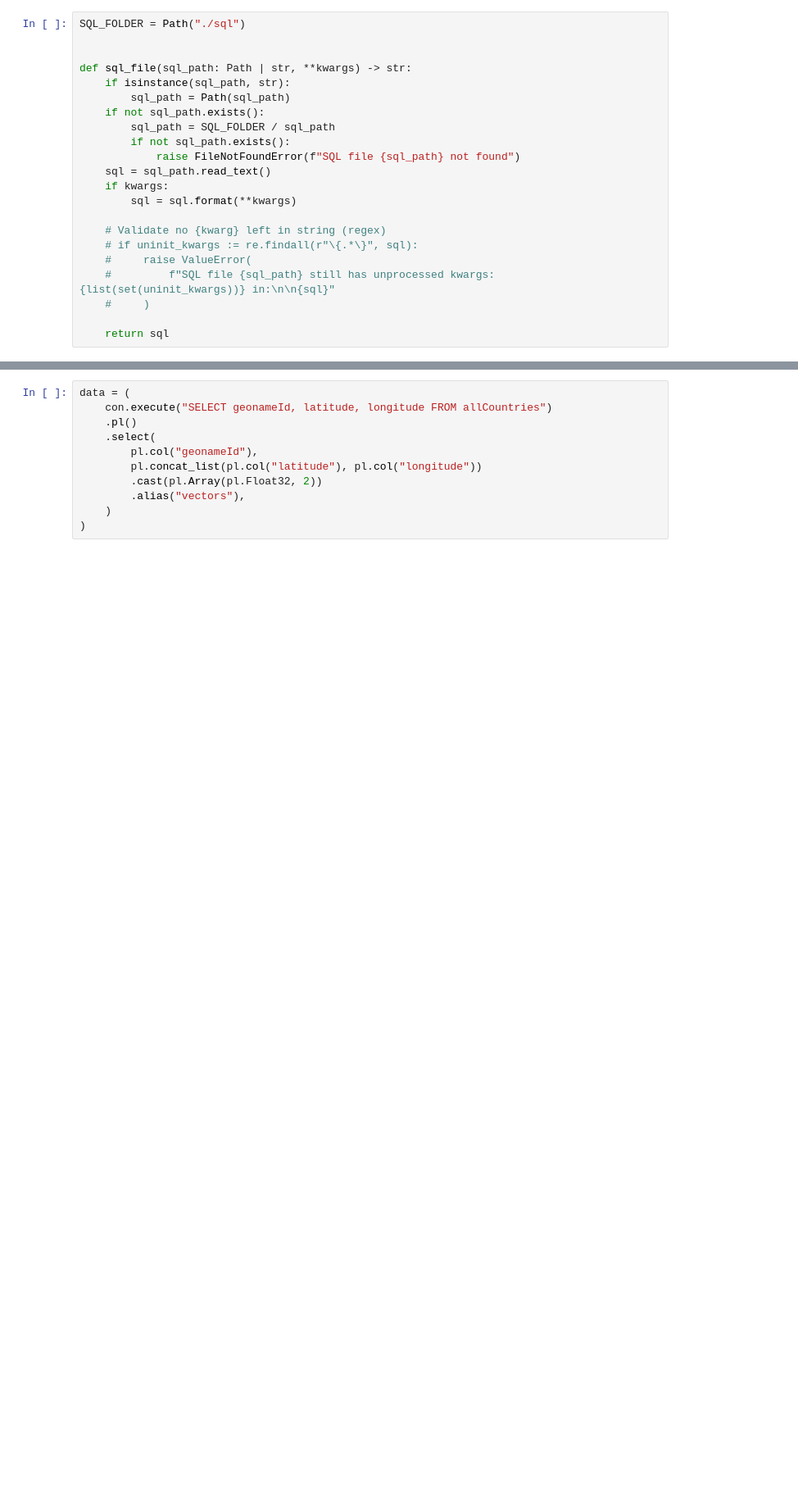
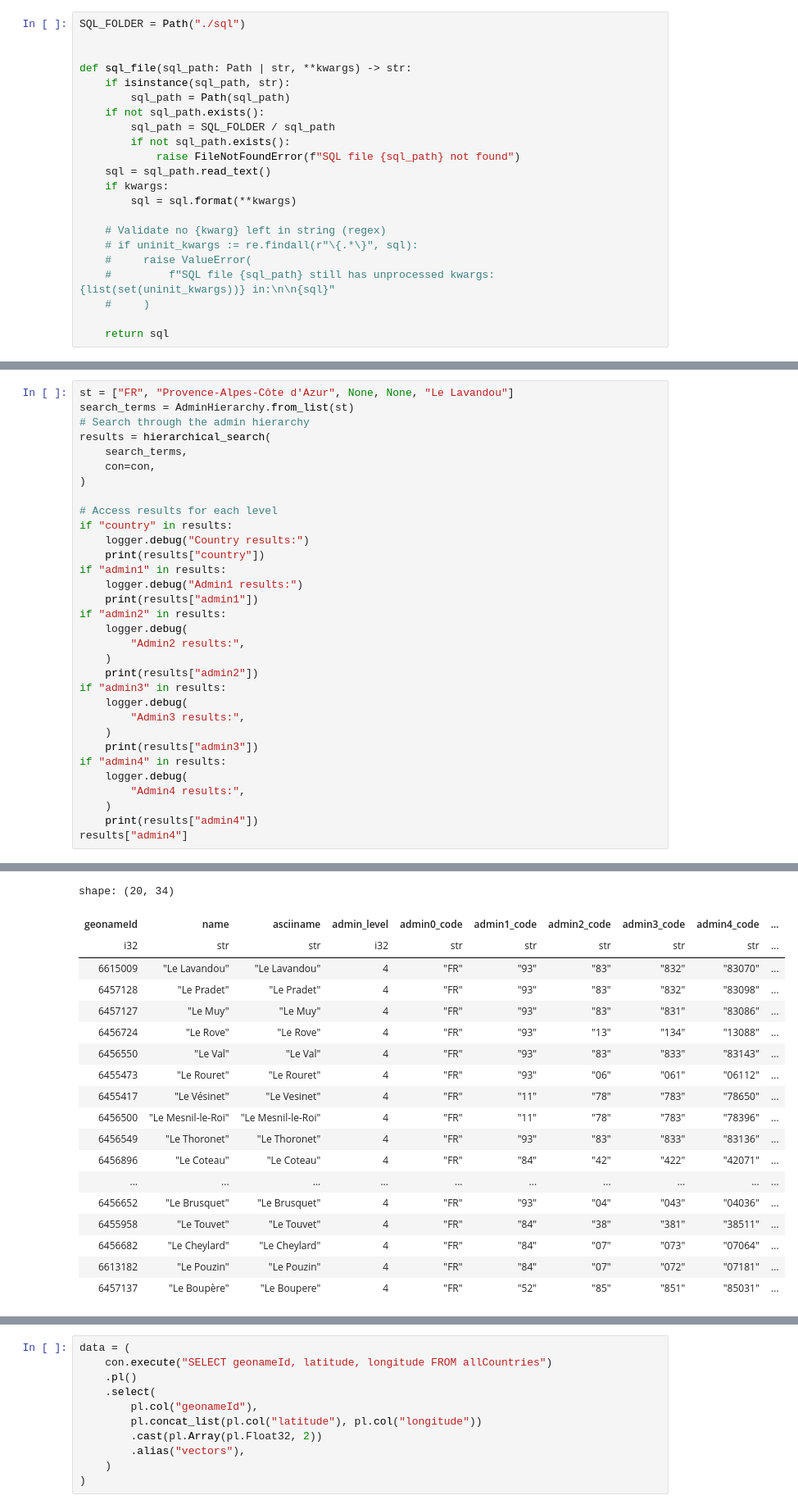
Before and after one commit to SamBroomy/heisenberg, a Jupyter notebook: test.ipynb, the cells around one changed output, grey strips where cells are left out. Shown at 82% size. Saved outputs shown, nothing was run; the diff lists cells and outputs as text; blank space fills up the shorter version.

```diff
--- a/test.ipynb
+++ b/test.ipynb
@@ -2302,0 +1949,33 @@ Added parent score from adjusted_score_0
+# %%
+st = ["FR", "Provence-Alpes-Côte d'Azur", None, None, "Le Lavandou"]
+search_terms = AdminHierarchy.from_list(st)
+# Search through the admin hierarchy
+results = hierarchical_search(
+    search_terms,
+    con=con,
+)
+
+# Access results for each level
+if "country" in results:
+    logger.debug("Country results:")
+    print(results["country"])
+if "admin1" in results:
+    logger.debug("Admin1 results:")
+    print(results["admin1"])
+if "admin2" in results:
+    logger.debug(
+        "Admin2 results:",
+    )
+    print(results["admin2"])
+if "admin3" in results:
+    logger.debug(
+        "Admin3 results:",
+    )
+    print(results["admin3"])
+if "admin4" in results:
+    logger.debug(
+        "Admin4 results:",
+    )
+    print(results["admin4"])
+results["admin4"]
+# %% [output]
@@ -2302,0 +2016,19 @@ Added parent score from adjusted_score_0
+shape: (20, 34)
+| geonameId | name | asciiname | admin_level | admin0_code | admin1_code | admin2_code | admin3_code | admin4_code | ... |
+| i32 | str | str | i32 | str | str | str | str | str | ... |
+| 6615009 | "Le Lavandou" | "Le Lavandou" | 4 | "FR" | "93" | "83" | "832" | "83070" | ... |
+| 6457128 | "Le Pradet" | "Le Pradet" | 4 | "FR" | "93" | "83" | "832" | "83098" | ... |
+| 6457127 | "Le Muy" | "Le Muy" | 4 | "FR" | "93" | "83" | "831" | "83086" | ... |
+| 6456724 | "Le Rove" | "Le Rove" | 4 | "FR" | "93" | "13" | "134" | "13088" | ... |
+| 6456550 | "Le Val" | "Le Val" | 4 | "FR" | "93" | "83" | "833" | "83143" | ... |
+| 6455473 | "Le Rouret" | "Le Rouret" | 4 | "FR" | "93" | "06" | "061" | "06112" | ... |
+| 6455417 | "Le Vésinet" | "Le Vesinet" | 4 | "FR" | "11" | "78" | "783" | "78650" | ... |
+| 6456500 | "Le Mesnil-le-Roi" | "Le Mesnil-le-Roi" | 4 | "FR" | "11" | "78" | "783" | "78396" | ... |
+| 6456549 | "Le Thoronet" | "Le Thoronet" | 4 | "FR" | "93" | "83" | "833" | "83136" | ... |
+| 6456896 | "Le Coteau" | "Le Coteau" | 4 | "FR" | "84" | "42" | "422" | "42071" | ... |
+| ... | ... | ... | ... | ... | ... | ... | ... | ... | ... |
+| 6456652 | "Le Brusquet" | "Le Brusquet" | 4 | "FR" | "93" | "04" | "043" | "04036" | ... |
+| 6455958 | "Le Touvet" | "Le Touvet" | 4 | "FR" | "84" | "38" | "381" | "38511" | ... |
+| 6456682 | "Le Cheylard" | "Le Cheylard" | 4 | "FR" | "84" | "07" | "073" | "07064" | ... |
+| 6613182 | "Le Pouzin" | "Le Pouzin" | 4 | "FR" | "84" | "07" | "072" | "07181" | ... |
+| 6457137 | "Le Boupère" | "Le Boupere" | 4 | "FR" | "52" | "85" | "851" | "85031" | ... |
```
Also changed, not shown: parts of 37 cells of this notebook, 14 other files.
